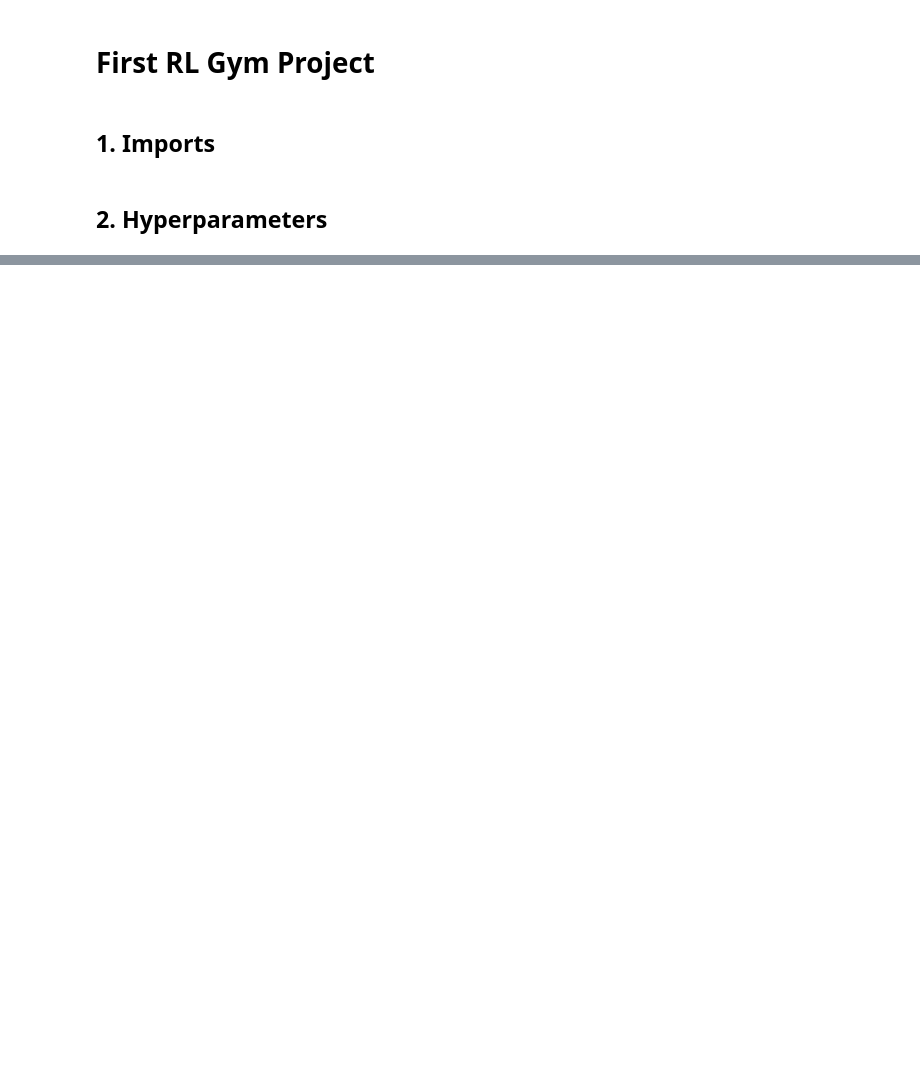
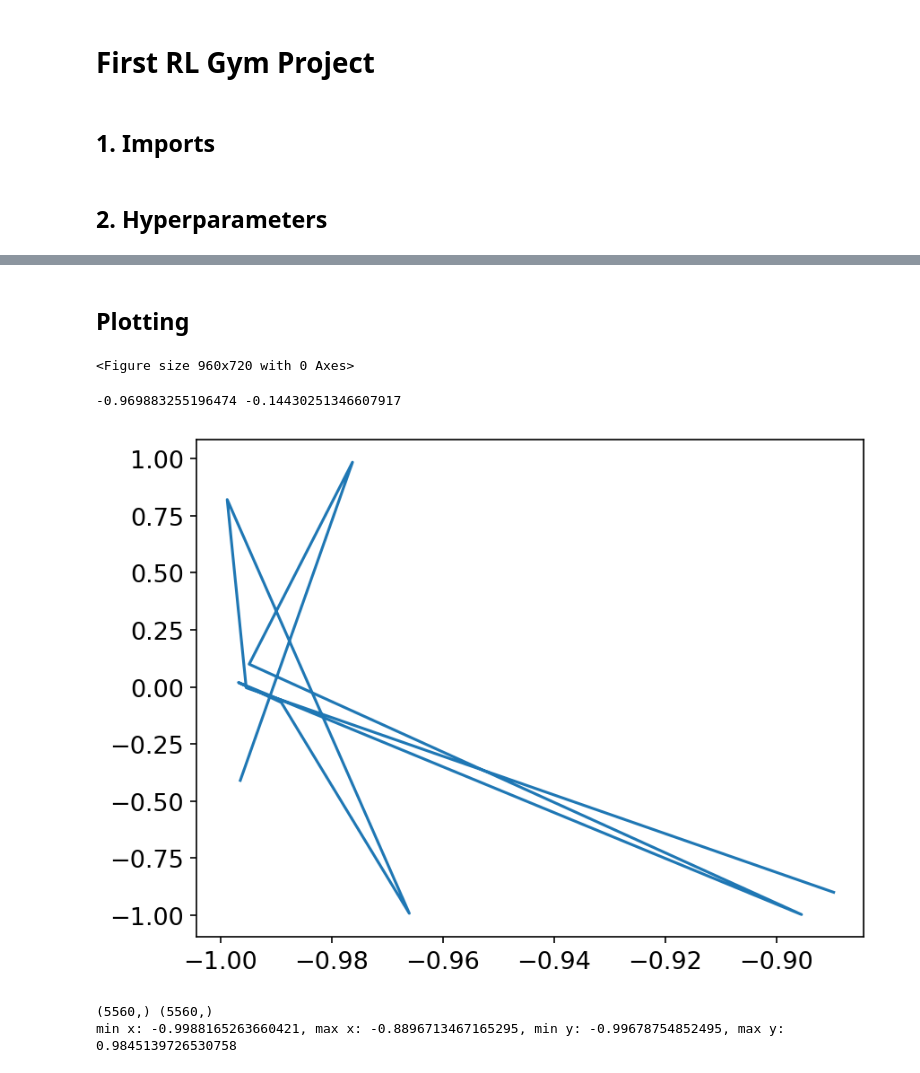
Before and after one commit to Lukibilly/PotentialRL, a Jupyter notebook: main.ipynb, the cells around one changed output, grey strips where cells are left out. Cells and saved outputs as stored; diff of their text form; code cells hidden in the pictures; blank space fills up the shorter version.

```diff
--- a/main.ipynb
+++ b/main.ipynb
@@ -70,0 +75,13 @@ update_state_time = []
+# %%
+environment = env(space, goal)
+memory = ReplayBuffer(state_dim, act_dim, memory_size, agent_batch_size)
+agent = SACAgent(state_dim, act_dim, hidden_dims, act_scaling, act_positive).float().to(device)
+target_agent = SACAgent(state_dim, act_dim, hidden_dims, act_scaling, act_positive).float().to(device)
+logger = RLLogger()
+
+agent.actor_optimizer = tr.optim.Adam(agent.actor.parameters(), lr=learning_rate)
+agent.critic1_optimizer = tr.optim.Adam(agent.critic1.parameters(), lr=learning_rate)
+agent.critic2_optimizer = tr.optim.Adam(agent.critic2.parameters(), lr=learning_rate)
+
+for p in target_agent.parameters():
+    p.requires_grad = False
@@ -116,0 +174,23 @@ Exception: torch.Size([8, 1, 5])
+# %% [markdown]
+## Plotting
+# %%
+logger.plot_episode_losses()
+logger.plot_episode_steps()
+# %% [output]
+<Figure size 960x720 with 0 Axes>
+# %%
+actions = []
+
+states = np.stack(logger.states).squeeze()
+x = states[:,0]
+y = states[:,1]
+print(x.mean(), y.mean())
+plt.plot(x,y)
+plt.show()
+print(x.shape, y.shape)
+print(f'min x: {min(x)}, max x: {max(x)}, min y: {min(y)}, max y: {max(y)}')
+# %% [output]
+-0.969883255196474 -0.14430251346607917
+[figure, added]
+(5560,) (5560,)
+min x: -0.9988165263660421, max x: -0.8896713467165295, min y: -0.99678754852495, max y: 0.9845139726530758
```
Also changed, not shown: parts of 6 cells of this notebook, 17 other files.
